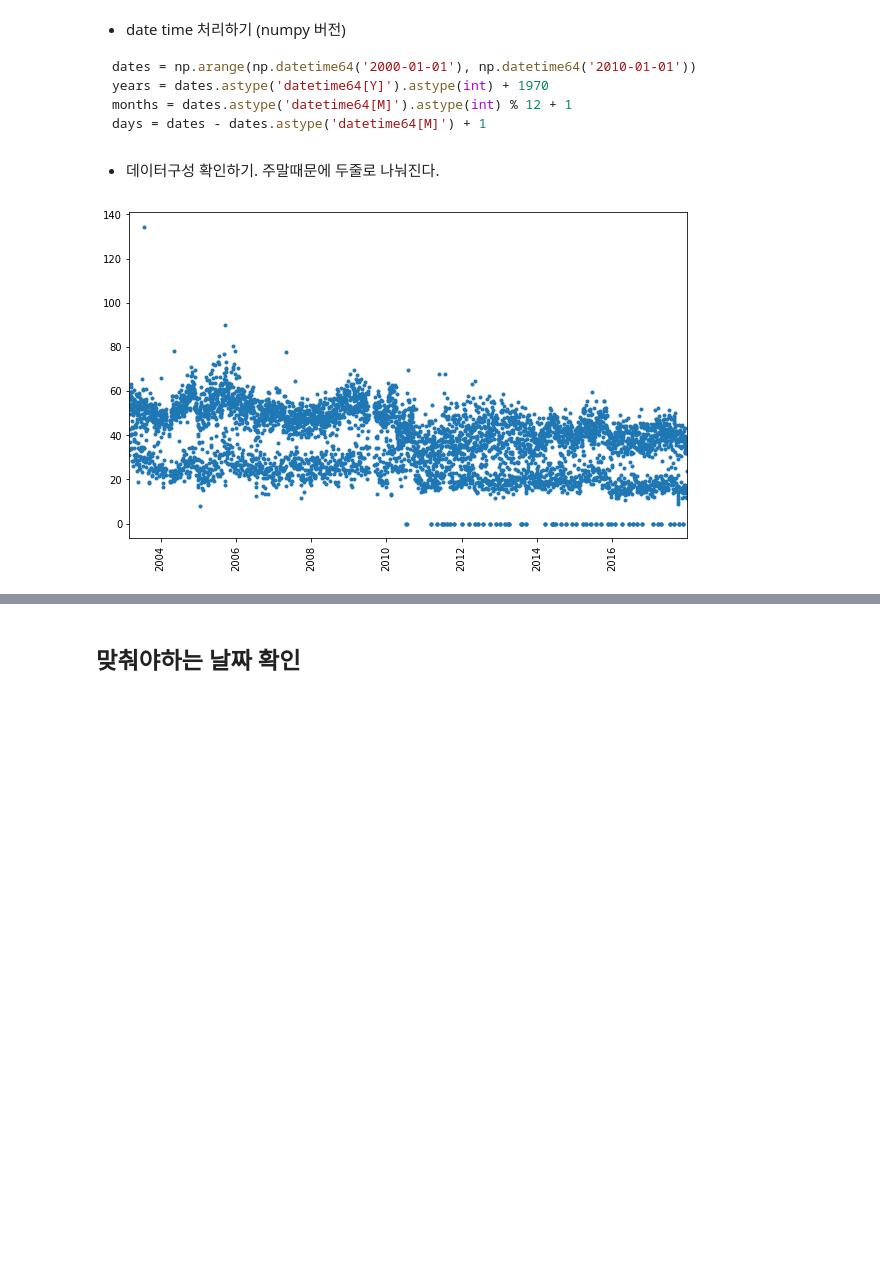
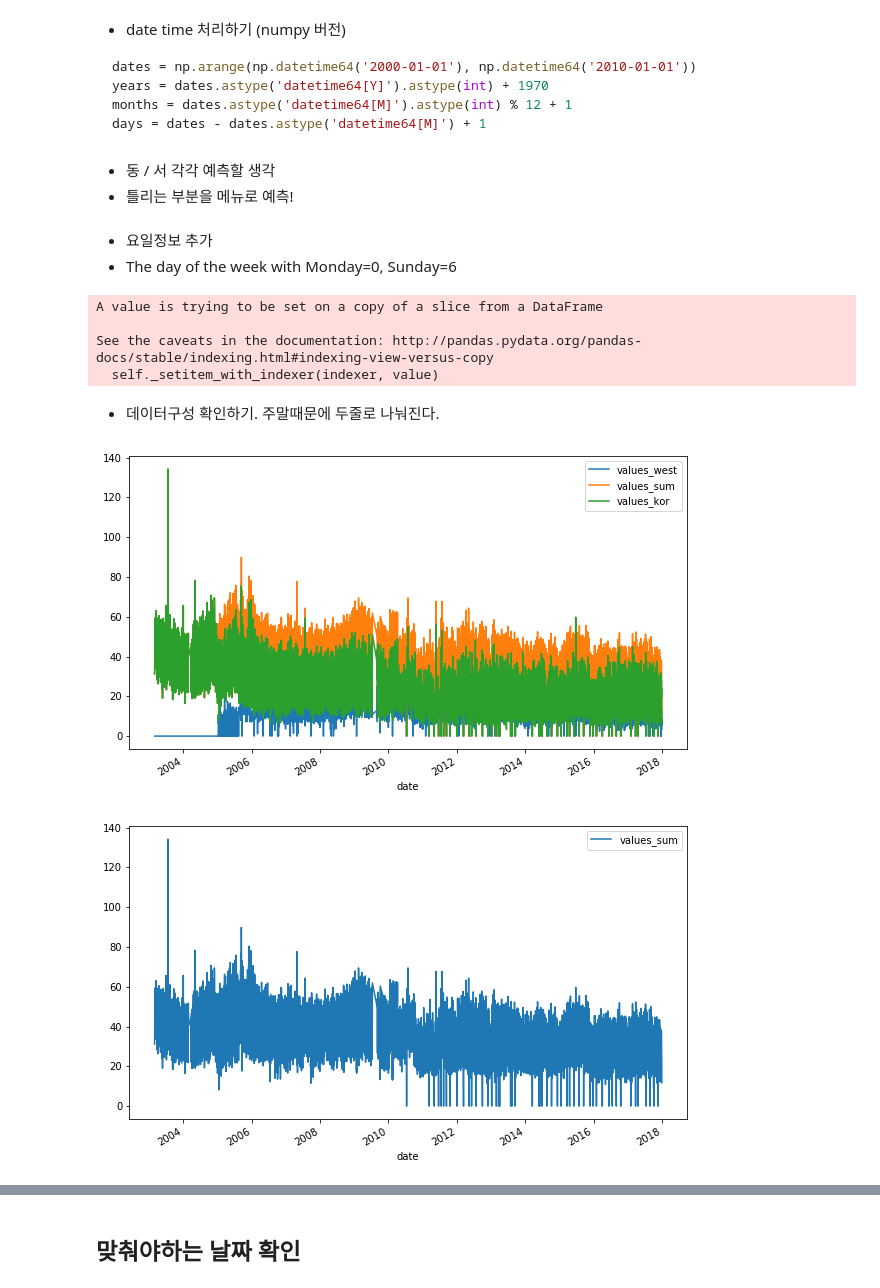
Before and after one commit to kimsh12191/challenge, a Jupyter notebook: peopleRNN/01_datalaod.ipynb, the cells around one changed output, grey strips where cells are left out. Saved outputs shown, nothing was run; the diff lists cells and outputs as text; code cells hidden in the pictures; blank space fills up the shorter version.

```diff
--- a/peopleRNN/01_datalaod.ipynb
+++ b/peopleRNN/01_datalaod.ipynb
@@ -16,8 +16,8 @@ from RNN import RNNmodel
 # 데이터 불러오기 및 추출
 - 같은날 점심 불러오기
 # %%
-peopleDfRaw = cPickle.load(open('../data/people.pkl', 'rb'))
-menuDfraw = cPickle.load(open('../data/menu.pkl', 'rb'))
+peopleDfRaw = cPickle.load(open('../../../../data/pickle/rawPickle/people.pkl', 'rb'))
+#menuDfraw = cPickle.load(open('../data/menu.pkl', 'rb'))
 # %%
 peopleDfRaw.head(5)
 # %% [output]
@@ -30,4 +30,4 @@ peopleDfRaw.head(5)
 # %%
 # groupby를 쓰면 손쉽게 두가지 조건에 맞는 연산을 할 수 있다 (ex. 같은 date에서 같은 type1끼리 합쳐줘)
 
-peopleDfSumType1 = peopleDfRaw.groupby(['date', 'type1']).sum().reset_index()
+peopleDfSumType1 = peopleDfRaw.groupby(['date', 'type2']).sum().reset_index()
@@ -48,13 +50,39 @@ peopleDf = peopleDfSumType1.loc[peopleDfSumType1['type1'] == 'lunch'][['date', '
+# %% [markdown]
+- 동 / 서 각각 예측할 생각
+- 틀리는 부분을 메뉴로 예측!
+# %% [markdown]
+- 요일정보 추가
+- The day of the week with Monday=0, Sunday=6
+# %%
+peopleDfKor = peopleDfSumType1.loc[peopleDfSumType1['type2'] == 'lunch_kor'][['date', 'values']]
+peopleDfWest = peopleDfSumType1.loc[peopleDfSumType1['type2'] == 'lunch_west'][['date', 'values']]
+
+peopleDfKor = peopleDfKor.set_index('date')
+peopleDfWest = peopleDfWest.set_index('date')
+
+peopleDfKor['values_west'] = peopleDfWest['values']
+
+peopleDfMerge = peopleDfKor.reset_index()
+peopleDfMerge.columns = ['date', 'values_kor', 'values_west']
+peopleDfMerge.values_west.loc[peopleDfMerge.values_west.isnull()] = 0
+peopleDfMerge['values_sum'] = peopleDfMerge['values_kor']+peopleDfMerge['values_west']
+
+peopleDfMerge = peopleDfMerge.set_index('date')
+
+peopleDfMerge['weekday'] = peopleDfMerge.index.weekday
+peopleDfMerge = peopleDfMerge.reset_index()
+# %% [output]
+A value is trying to be set on a copy of a slice from a DataFrame
+
+See the caveats in the documentation: http://pandas.pydata.org/pandas-docs/stable/indexing.html#indexing-view-versus-copy
+  self._setitem_with_indexer(indexer, value)
 # %% [markdown]
 - 데이터구성 확인하기. 주말때문에 두줄로 나눠진다.
-# %%
-plt.figure(figsize=(10, 6))
-df = peopleDf.sort_values('date', ascending=True)
-#dfYear = df.loc[df.date.dt.year < 2012]
-dfYear = df
-plt.plot(dfYear['date'], dfYear['values'], '.')
-plt.xticks(rotation='vertical')
-plt.xlim(dfYear['date'].values[0], dfYear['date'].values[-1])
-plt.show()
-# %% [output]
-[figure, removed]
+# %%
+peopleDfMerge[['date', 'values_west', 'values_sum','values_kor']].set_index('date').plot(figsize=(10,6))
+plt.show()
+peopleDfMerge[['date','values_sum']].set_index('date').plot(figsize=(10,6))
+plt.show()
+# %% [output]
+[figure, added]
+[figure, added]
```
Also changed, not shown: parts of 41 cells of this notebook, 13 other files.
